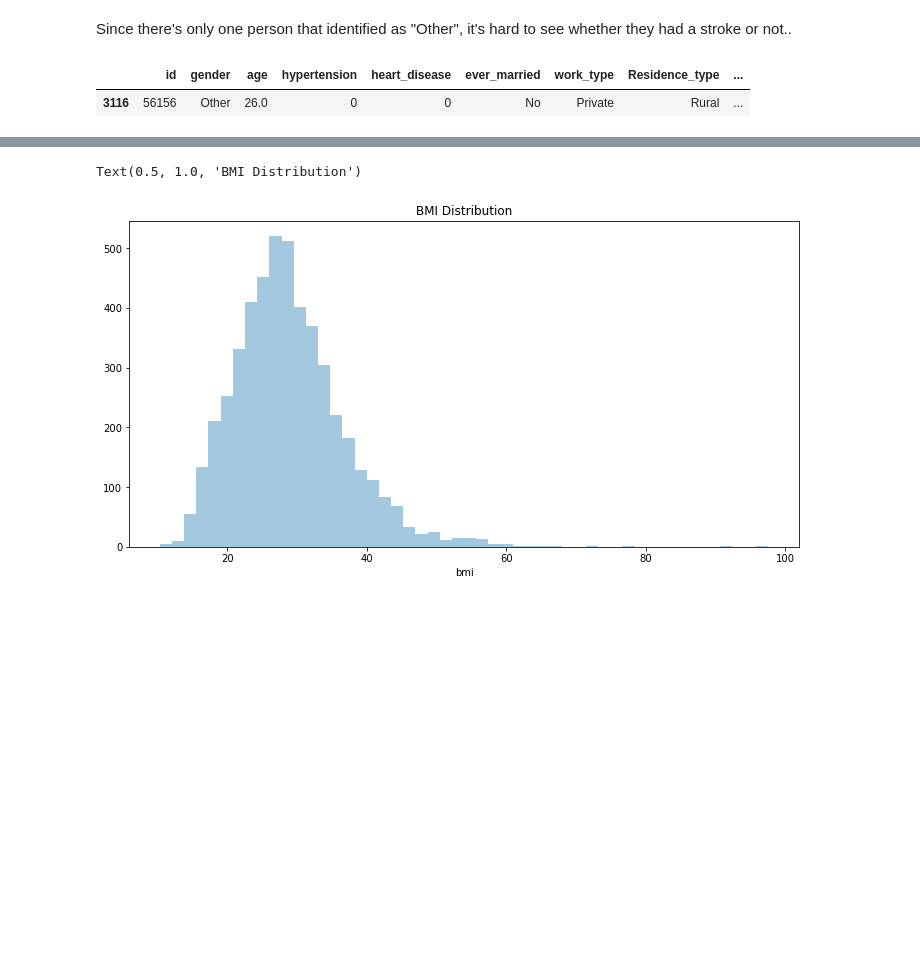
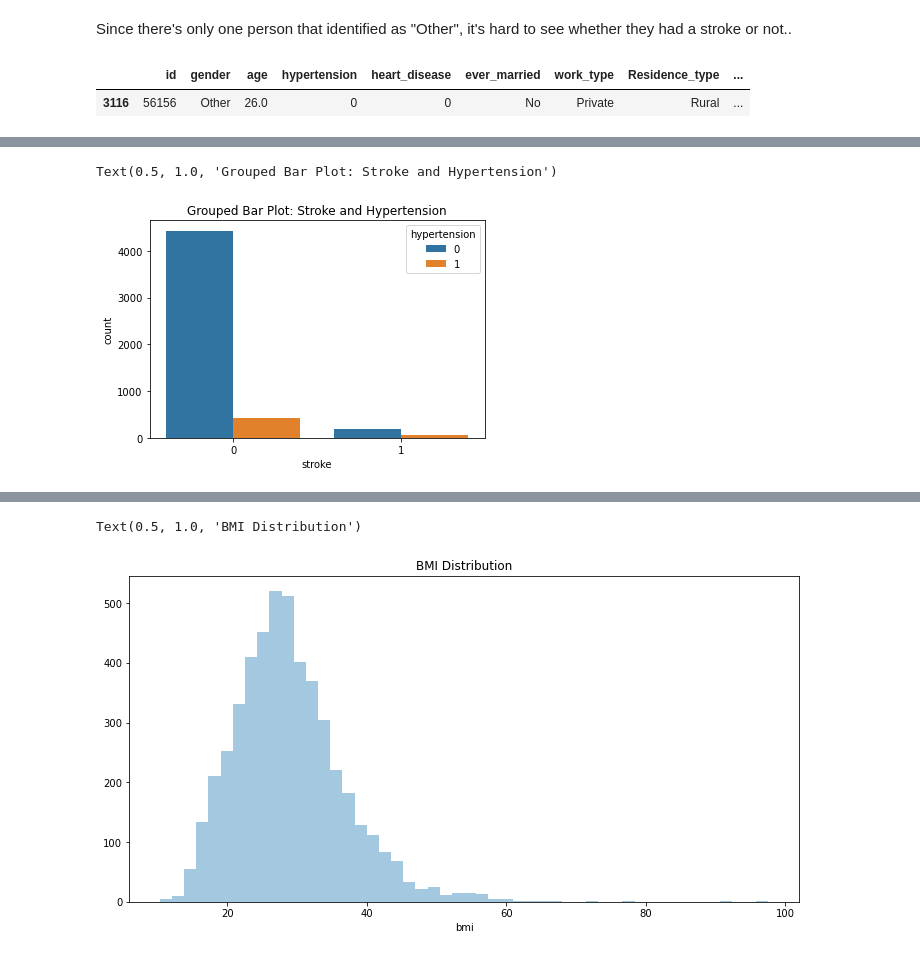
Before and after one commit to jordan-maulino/stroke_prediction, a Jupyter notebook: stroke_prediction.ipynb, the cells around one changed output, grey strips where cells are left out. Saved outputs shown, nothing was run; the diff lists cells and outputs as text; code cells hidden in the pictures; blank space fills up the shorter version.

```diff
--- a/stroke_prediction.ipynb
+++ b/stroke_prediction.ipynb
@@ -172 +156,7 @@ sns.countplot(x='stroke', hue='hypertension', data=df)
+# %%
+sns.countplot(x='stroke', hue='hypertension', data=df)
+plt.title("Grouped Bar Plot: Stroke and Hypertension")
+# %% [output]
+Text(0.5, 1.0, 'Grouped Bar Plot: Stroke and Hypertension')
+[figure, added]
 # %%
```
Also changed, not shown: parts of 11 cells of this notebook.
